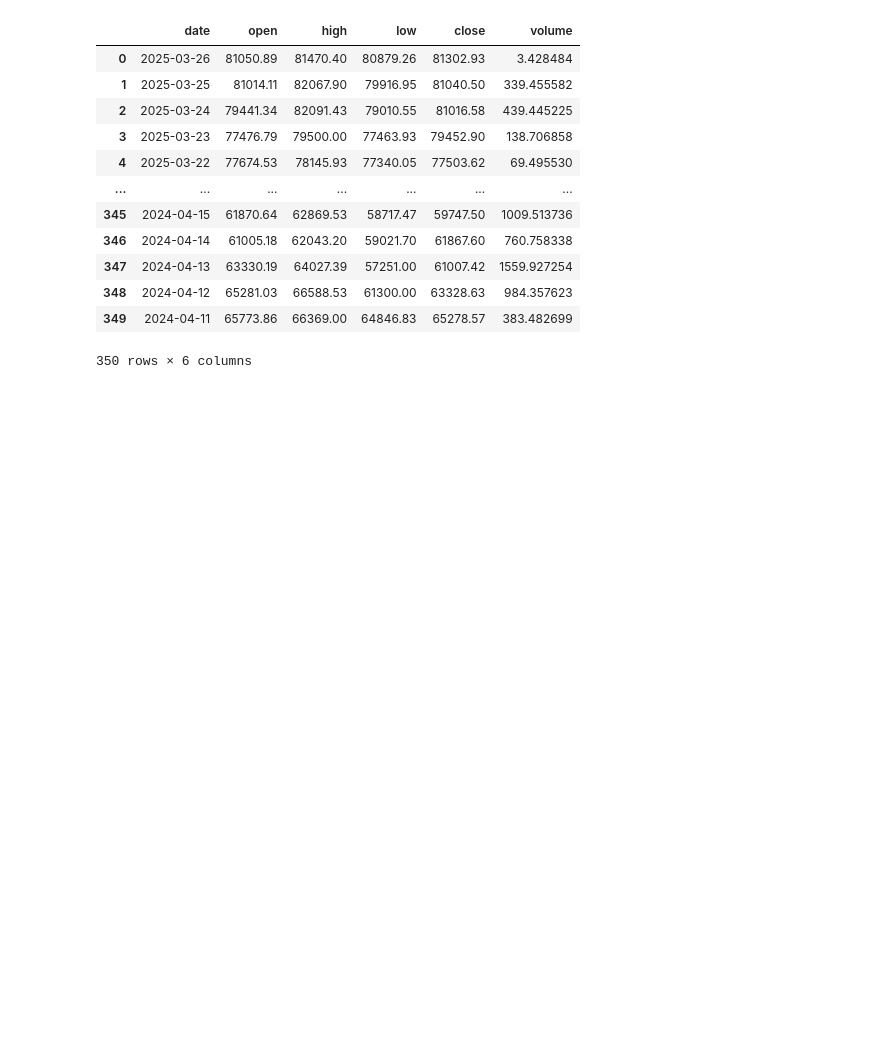
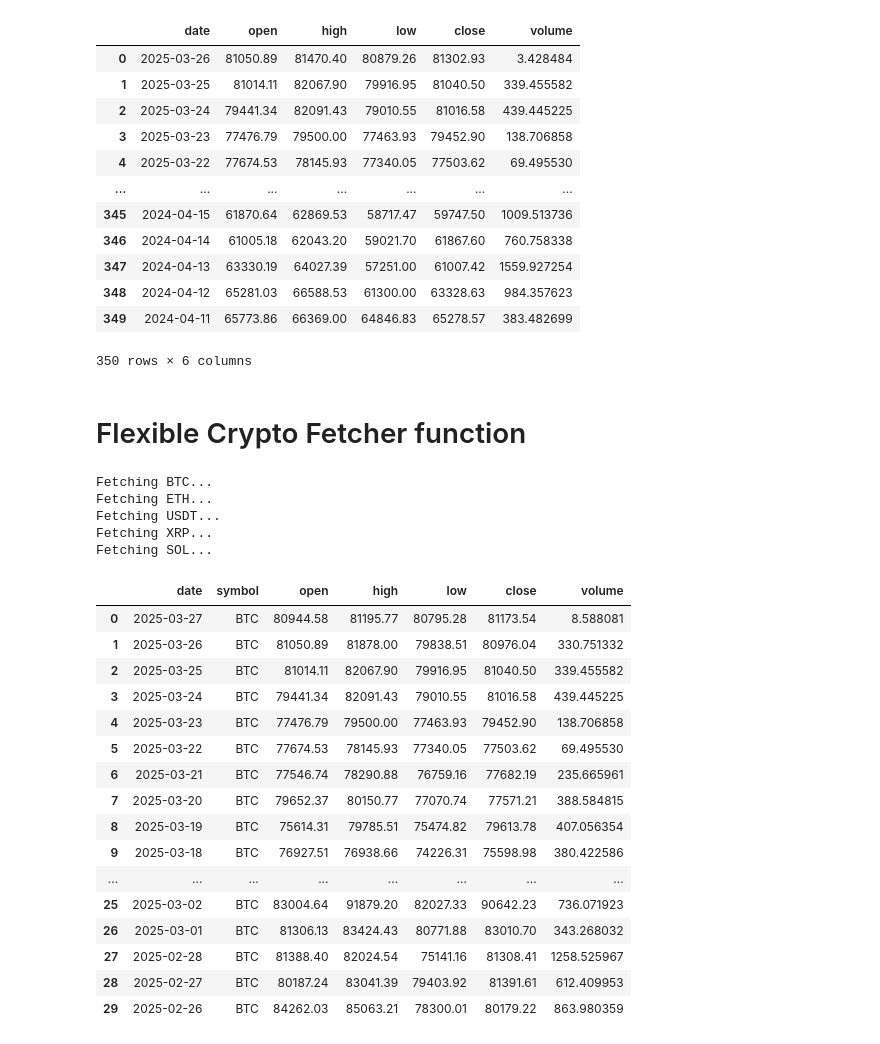
Before and after one commit to pabs-llama/projects, a Jupyter notebook: stock_api/api.ipynb, the cells around one changed output. Cells and saved outputs as stored; diff of their text form; code cells hidden in the pictures; blank space fills up the shorter version.

```diff
--- a/stock_api/api.ipynb
+++ b/stock_api/api.ipynb
@@ -166,3 +167,5 @@ pd.read_sql(query, engine)
 | 348 | 2024-04-12 | 65281.03 | 66588.53 | 61300.00 | 63328.63 | 984.357623 |
 | 349 | 2024-04-11 | 65773.86 | 66369.00 | 64846.83 | 65278.57 | 383.482699 |
 350 rows × 6 columns
+# %% [markdown]
+# Flexible Crypto Fetcher function
@@ -168,0 +216,38 @@ pd.read_sql(query, engine)
+# %%
+cryptos = ["BTC", "ETH", "USDT", "XRP", "SOL"]
+
+all_data = []
+
+for symbol in cryptos:
+    print(f"Fetching {symbol}...")
+    df = fetch_crypto_data(symbol)
+    if df is not None:
+        all_data.append(df)
+
+# Concatenate all into one DataFrame
+combined_df = pd.concat(all_data, ignore_index=True)
+combined_df.to_csv("alphavantage_all_crypto.csv", index=False)
+combined_df.head(30)
+# %% [output]
+Fetching BTC...
+Fetching ETH...
+Fetching USDT...
+Fetching XRP...
+Fetching SOL...
+|  | date | symbol | open | high | low | close | volume |
+| 0 | 2025-03-27 | BTC | 80944.58 | 81195.77 | 80795.28 | 81173.54 | 8.588081 |
+| 1 | 2025-03-26 | BTC | 81050.89 | 81878.00 | 79838.51 | 80976.04 | 330.751332 |
+| 2 | 2025-03-25 | BTC | 81014.11 | 82067.90 | 79916.95 | 81040.50 | 339.455582 |
+| 3 | 2025-03-24 | BTC | 79441.34 | 82091.43 | 79010.55 | 81016.58 | 439.445225 |
+| 4 | 2025-03-23 | BTC | 77476.79 | 79500.00 | 77463.93 | 79452.90 | 138.706858 |
+| 5 | 2025-03-22 | BTC | 77674.53 | 78145.93 | 77340.05 | 77503.62 | 69.495530 |
+| 6 | 2025-03-21 | BTC | 77546.74 | 78290.88 | 76759.16 | 77682.19 | 235.665961 |
+| 7 | 2025-03-20 | BTC | 79652.37 | 80150.77 | 77070.74 | 77571.21 | 388.584815 |
+| 8 | 2025-03-19 | BTC | 75614.31 | 79785.51 | 75474.82 | 79613.78 | 407.056354 |
+| 9 | 2025-03-18 | BTC | 76927.51 | 76938.66 | 74226.31 | 75598.98 | 380.422586 |
+| ... | ... | ... | ... | ... | ... | ... | ... |
+| 25 | 2025-03-02 | BTC | 83004.64 | 91879.20 | 82027.33 | 90642.23 | 736.071923 |
+| 26 | 2025-03-01 | BTC | 81306.13 | 83424.43 | 80771.88 | 83010.70 | 343.268032 |
+| 27 | 2025-02-28 | BTC | 81388.40 | 82024.54 | 75141.16 | 81308.41 | 1258.525967 |
+| 28 | 2025-02-27 | BTC | 80187.24 | 83041.39 | 79403.92 | 81391.61 | 612.409953 |
+| 29 | 2025-02-26 | BTC | 84262.03 | 85063.21 | 78300.01 | 80179.22 | 863.980359 |
```
Also changed, not shown: parts of 6 cells of this notebook, 2 other files.
